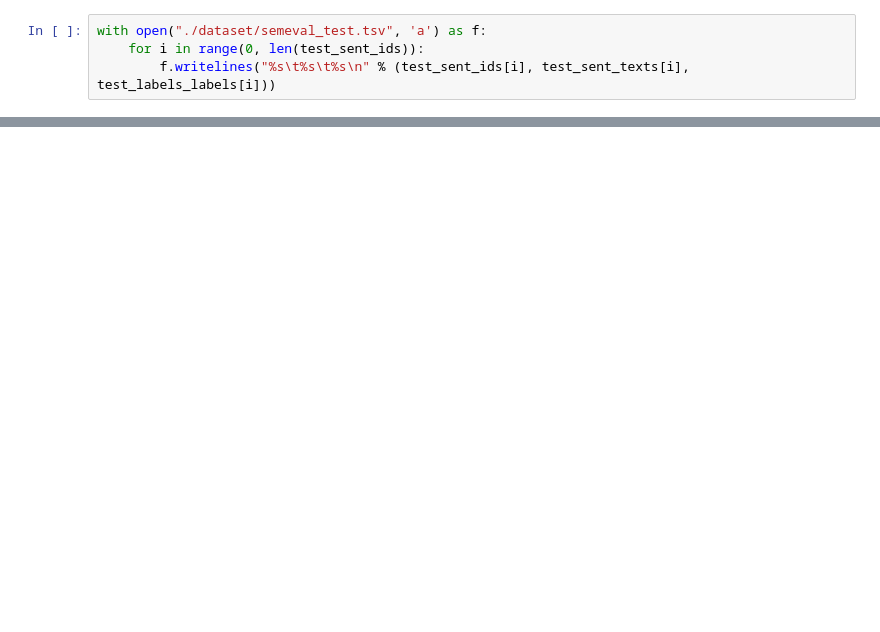
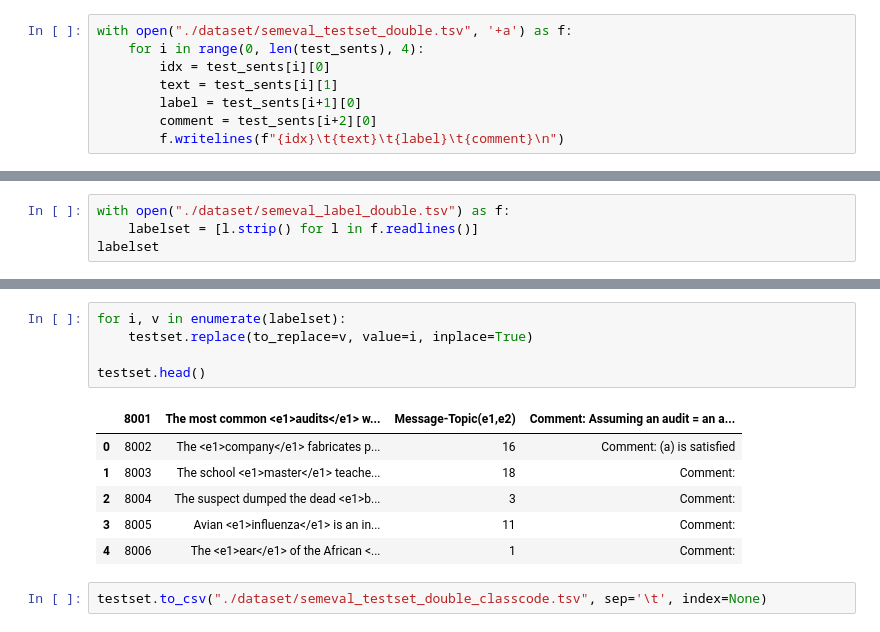
Before and after one commit to HaoshuaiXu/hwj-cikm2023, a Jupyter notebook: data_preprocessing.ipynb, the cells around one changed output, grey strips where cells are left out. Saved outputs shown, nothing was run; the diff lists cells and outputs as text; blank space fills up the shorter version.

```diff
--- a/data_preprocessing.ipynb
+++ b/data_preprocessing.ipynb
@@ -61,4 +24,8 @@ Message-Topic
 # %%
-with open("./dataset/semeval_test.tsv", 'a') as f:
-    for i in range(0, len(test_sent_ids)):
-        f.writelines("%s\t%s\t%s\n" % (test_sent_ids[i], test_sent_texts[i], test_labels_labels[i]))
+with open("./dataset/semeval_testset_double.tsv", '+a') as f:
+    for i in range(0, len(test_sents), 4):
+        idx = test_sents[i][0]
+        text = test_sents[i][1]
+        label = test_sents[i+1][0]
+        comment = test_sents[i+2][0]
+        f.writelines(f"{idx}\t{text}\t{label}\t{comment}\n")
@@ -64,0 +45,4 @@ with open("./dataset/semeval_test.tsv", 'a') as f:
+# %%
+with open("./dataset/semeval_label_double.tsv") as f:
+    labelset = [l.strip() for l in f.readlines()]
+labelset
@@ -64,0 +69,14 @@ with open("./dataset/semeval_test.tsv", 'a') as f:
+# %%
+for i, v in enumerate(labelset):
+    testset.replace(to_replace=v, value=i, inplace=True)
+
+testset.head()
+# %% [output]
+|  | 8001 | The most common <e1>audits</e1> w... | Message-Topic(e1,e2) | Comment: Assuming an audit = an a... |
+| 0 | 8002 | The <e1>company</e1> fabricates p... | 16 | Comment: (a) is satisfied |
+| 1 | 8003 | The school <e1>master</e1> teache... | 18 | Comment: |
+| 2 | 8004 | The suspect dumped the dead <e1>b... | 3 | Comment: |
+| 3 | 8005 | Avian <e1>influenza</e1> is an in... | 11 | Comment: |
+| 4 | 8006 | The <e1>ear</e1> of the African <... | 1 | Comment: |
+# %%
+testset.to_csv("./dataset/semeval_testset_double_classcode.tsv", sep='\t', index=None)
```
Also changed, not shown: parts of 7 cells of this notebook, 12 other files.
